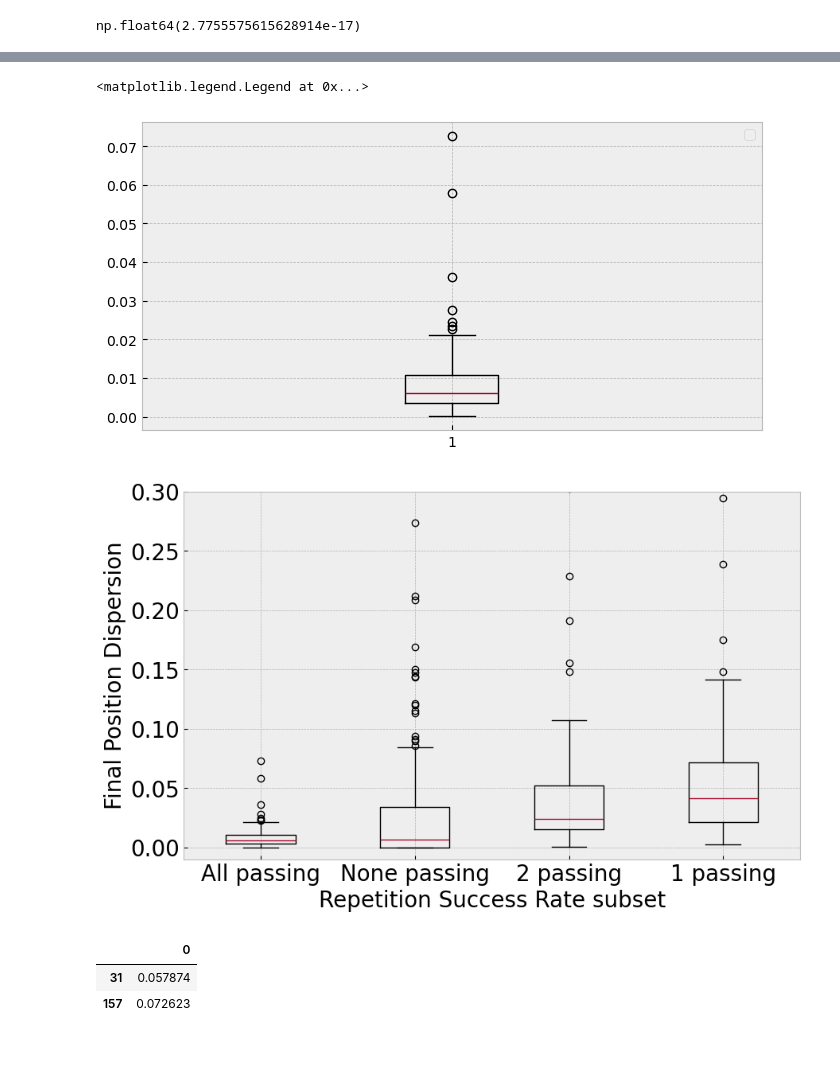
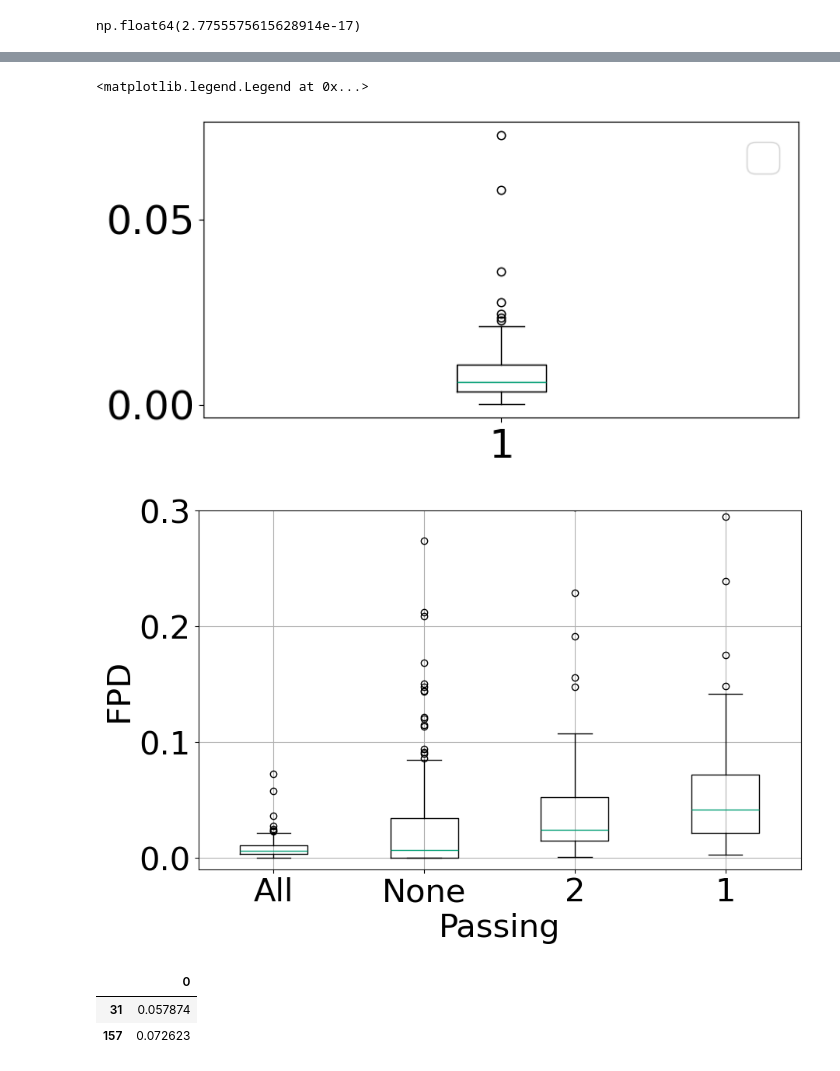
Before and after one commit to rouant/determinism_of_vlas, a Jupyter notebook: notebooks/gr00tn1.ipynb, the cells around one changed output, grey strips where cells are left out. Drawn from its saved outputs; the diff is of its cells as text; code cells hidden in the pictures.

```diff
--- a/notebooks/gr00tn1.ipynb
+++ b/notebooks/gr00tn1.ipynb
@@ -5,7 +5,7 @@ import pandas as pd
 import numpy as np
 import json
 import csv
-plt.style.use('bmh')
+plt.style.use('seaborn-v0_8-colorblind')
 # %%
 model = "Gr00t"
 dataroots = [
@@ -463,17 +463,17 @@ with open(f'gr00t_fpd.pkl', 'wb') as f:  # Note: 'wb' for write binary
 with open(f'spatial_fpd.pkl', 'rb') as f:
     data_spatial = pickle.load(f)
 # %%
-plt.rcParams.update({'font.size': 20})
+plt.rcParams.update({'font.size': 30})
 fig, ax = plt.subplots(figsize=(10, 6))
 
 #fig.suptitle("Gr00t N1: repartition of standard deviation of the source item at final step of simulation by average success rate", fontsize=14)
 ax.boxplot([data_gr00t, data_spatial])
 ax.set_ylim(-0.01, 0.3)
-ax.set_xticklabels(["Gr00t N1", "SpatialVLA"])
+ax.set_xticklabels(["GR00T N1", "SpatialVLA"])
 
-
-ax.set_ylabel("Final Position Dispersion", fontsize=20)
-ax.set_xlabel("Model", fontsize=20)
+ax.grid(True)
+ax.set_ylabel("FPD", fontsize=30)
+ax.set_xlabel("Model", fontsize=30)
 
 #ax.legend()
 plt.savefig("img_short_paper/models_fpd_boxplot.pdf", format="pdf", bbox_inches='tight')
@@ -487,26 +487,25 @@ ax.boxplot(total_std)
 ax.legend()
 # %% [output]
 <matplotlib.legend.Legend at 0x...>
-[figure, old version]
+[figure, new version]
 # %%
-plt.rcParams.update({'font.size': 20})
+plt.rcParams.update({'font.size': 30})
 fig, ax = plt.subplots(figsize=(10, 6))
 
 data_multi = [total_std, failure_std, passing_2_std, passing_1_std]
 #fig.suptitle("Gr00t N1: repartition of standard deviation of the source item at final step of simulation by average success rate", fontsize=14)
-ax.boxplot(data_multi,
-        label=["All passing", "None passing", "2 passing", "1 passing",])
+ax.boxplot(data_multi)
 ax.set_ylim(-0.01, 0.3)
-ax.set_xticklabels(["All passing", "None passing", "2 passing", "1 passing"])
+ax.set_xticklabels(["All", "None", "2", "1"])
 
-
-ax.set_ylabel("Final Position Dispersion", fontsize=20)
-ax.set_xlabel("Repetition Success Rate subset", fontsize=20)
+ax.grid(True)
+ax.set_ylabel("FPD", fontsize=30)
+ax.set_xlabel("Passing", fontsize=30)
 
 #ax.legend()
 plt.savefig("img_short_paper/gr00t_std_position_boxplot.pdf", format="pdf", bbox_inches='tight')
 # %% [output]
-[figure, old version]
+[figure, new version]
 # %%
 # from matplotlib.ticker import PercentFormatter
 
```
Also changed, not shown: parts of 6 cells of this notebook, 2 other files.
